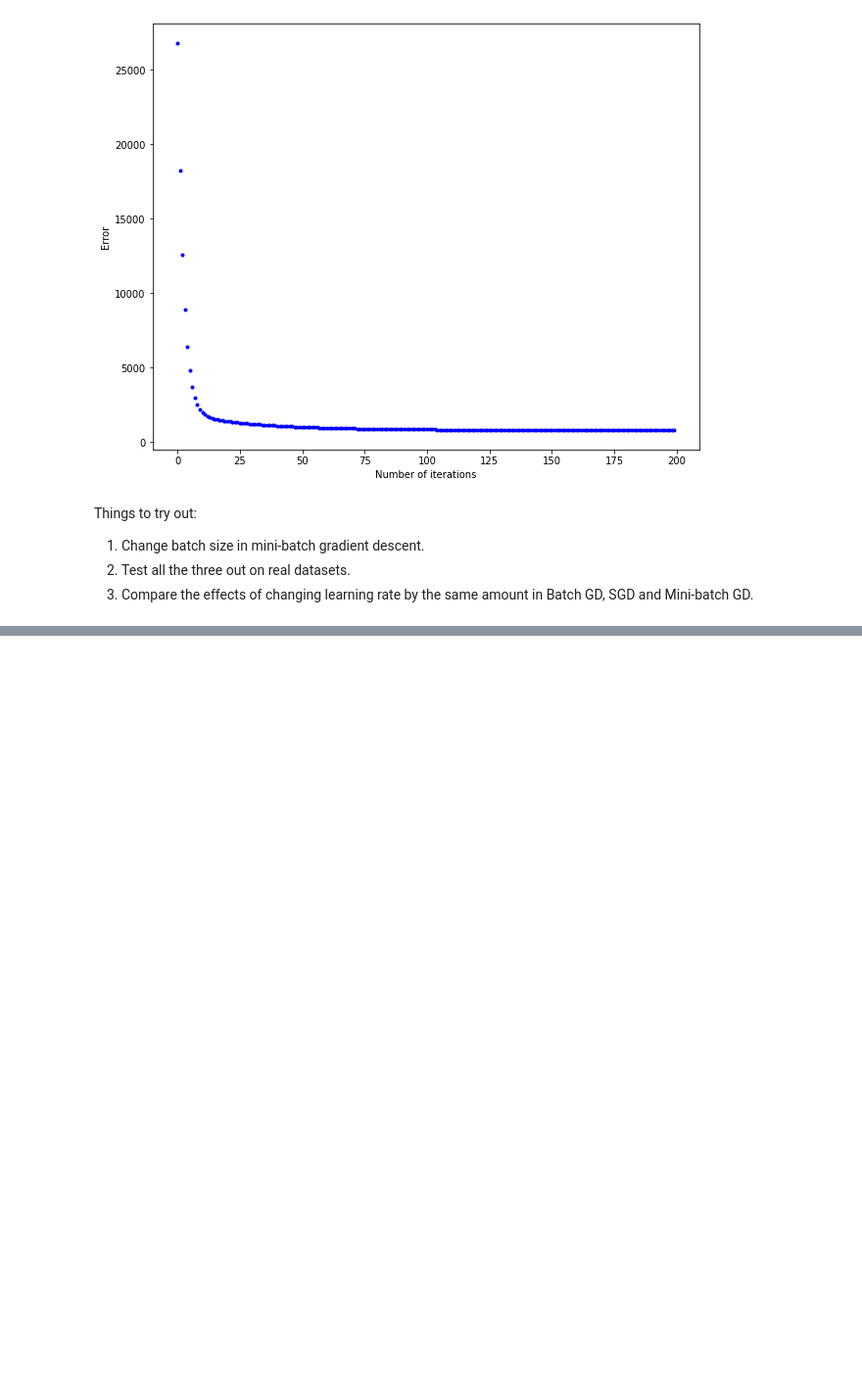
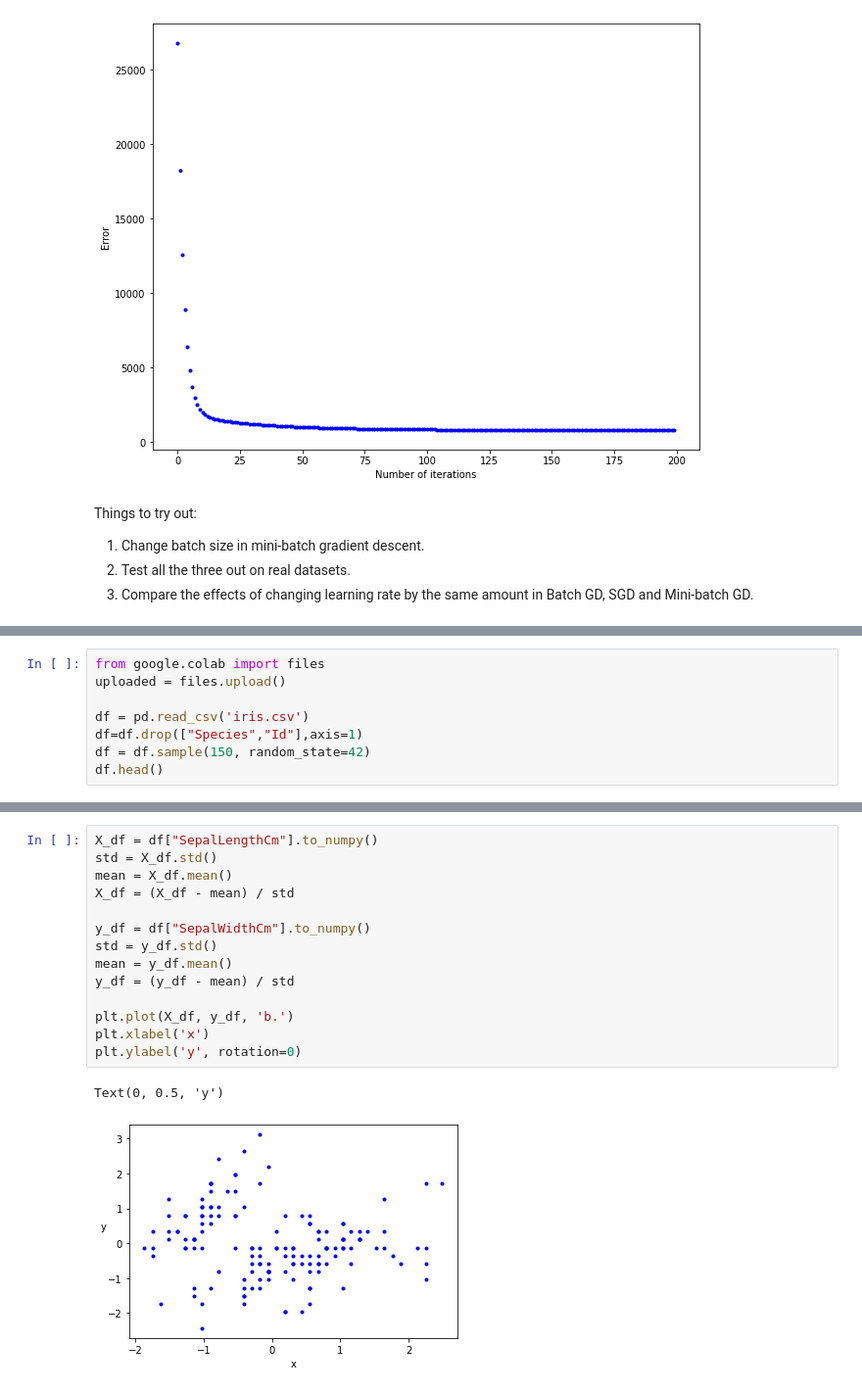
Before and after one commit to himavanth07/MachineLearning, a Jupyter notebook: Module4Lab3.ipynb, the cells around one changed output, grey strips where cells are left out. Shown at 98% size. Cells and saved outputs as stored; diff of their text form; blank space fills up the shorter version.

```diff
--- a/Module4Lab3.ipynb
+++ b/Module4Lab3.ipynb
@@ -281,0 +331,8 @@ Things to try out:
+# %%
+from google.colab import files
+uploaded = files.upload()
+
+df = pd.read_csv('iris.csv')
+df=df.drop(["Species","Id"],axis=1)
+df = df.sample(150, random_state=42)
+df.head()
@@ -281,0 +348,17 @@ Things to try out:
+# %%
+X_df = df["SepalLengthCm"].to_numpy()
+std = X_df.std()
+mean = X_df.mean()
+X_df = (X_df - mean) / std
+
+y_df = df["SepalWidthCm"].to_numpy()
+std = y_df.std()
+mean = y_df.mean()
+y_df = (y_df - mean) / std
+
+plt.plot(X_df, y_df, 'b.')
+plt.xlabel('x')
+plt.ylabel('y', rotation=0)
+# %% [output]
+Text(0, 0.5, 'y')
+[figure, added]
```
Also changed, not shown: parts of 14 cells of this notebook.
